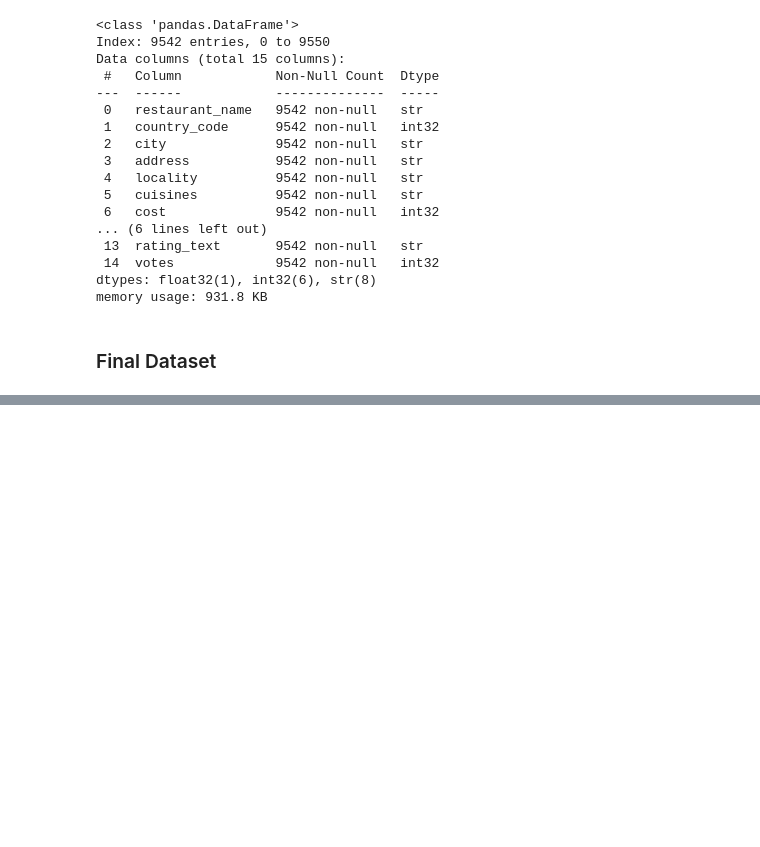
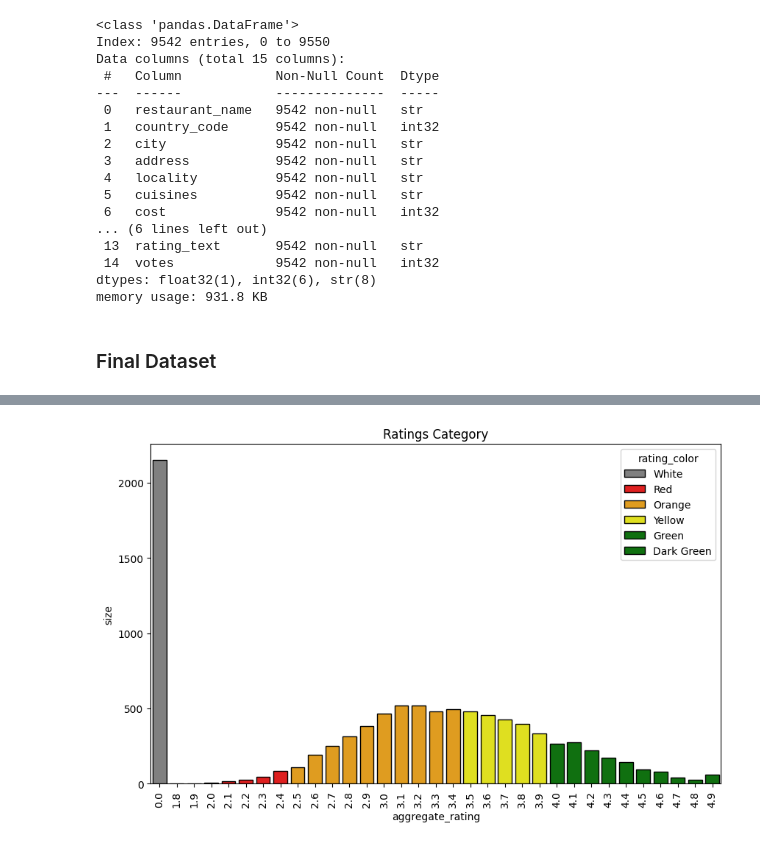
Before and after one commit to vansh-076/Zomato-Recommendation-system, a Jupyter notebook: Zomato_EDA.ipynb, the cells around one changed output, grey strips where cells are left out. Drawn from its saved outputs; the diff is of its cells as text; code cells hidden in the pictures; blank space fills up the shorter version.

```diff
--- a/Zomato_EDA.ipynb
+++ b/Zomato_EDA.ipynb
@@ -271,0 +326,5 @@ final_df=df.merge(code,on='country_code',how='left')
+# %%
+# Lets look at Rates Distribution
+ratings=final_df.groupby(['aggregate_rating','rating_color','rating_text'])\
+    .size().reset_index().rename(columns={0:'size'}).sort_values(by='aggregate_rating')
+ratings
@@ -271,0 +349,15 @@ final_df=df.merge(code,on='country_code',how='left')
+# %%
+sns.barplot(
+    data=ratings,
+    x='aggregate_rating',
+    y='size',
+    order=df['aggregate_rating'].sort_values().astype(str).tolist(),
+    hue='rating_color',
+    palette=['grey', 'red', 'orange', 'yellow', 'green', 'green'],
+    edgecolor='black'
+)
+plt.title("Ratings Category")
+plt.xticks(rotation=90)
+plt.show()
+# %% [output]
+[figure, added]
```
Also changed, not shown: parts of 31 cells of this notebook.
